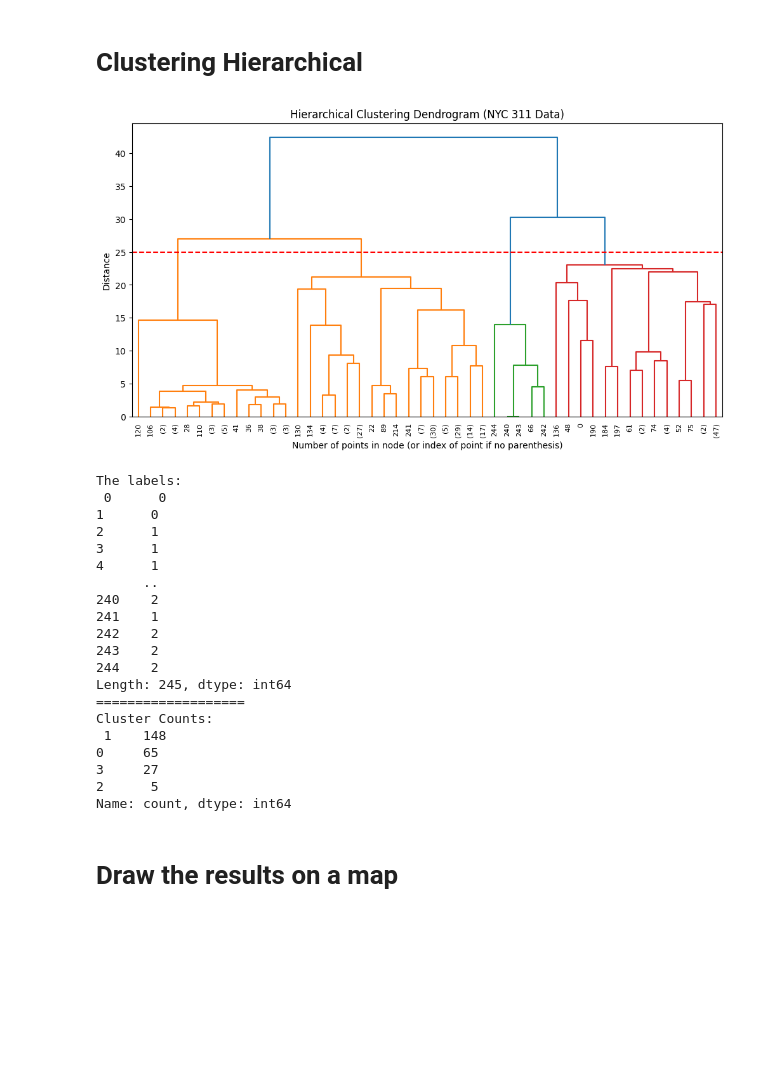
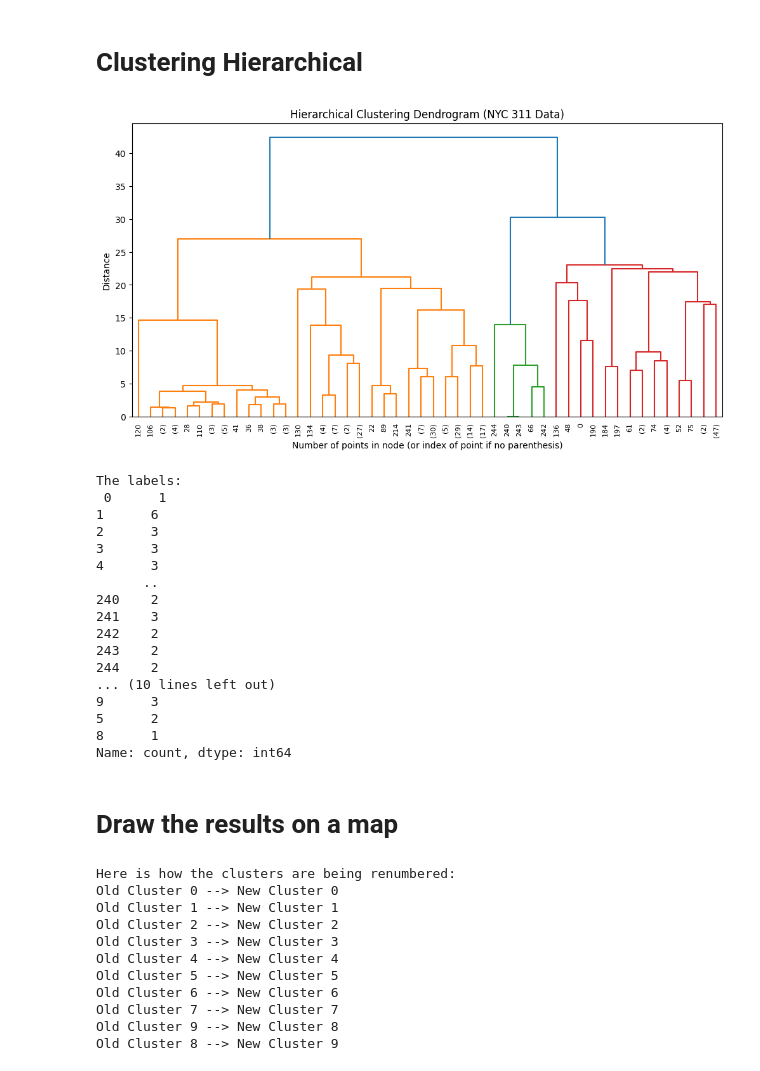
Before and after one commit to OrangeBoop/311-Cluster-Project, a Jupyter notebook: Clustering_Zip/Clustering_zip_Hierarchical.ipynb, the cells around one changed output. Drawn from its saved outputs; the diff is of its cells as text; code cells hidden in the pictures; blank space fills up the shorter version.

```diff
--- a/Clustering_Zip/Clustering_zip_Hierarchical.ipynb
+++ b/Clustering_Zip/Clustering_zip_Hierarchical.ipynb
@@ -70,62 +71,97 @@ agg = AgglomerativeClustering(
 )
 agg.fit(Features)
 
 # Dendrogram plot func
 def plot_dendrogram(model, **kwargs):
     counts = np.zeros(model.children_.shape[0])
     n_samples = len(model.labels_)
 
     for i, merge in enumerate(model.children_):
         current_count = 0
         for child_idx in merge:
             if child_idx < n_samples:
                 current_count += 1
             else:
                 current_count += counts[child_idx - n_samples]
         counts[i] = current_count
 
     linkage_matrix = np.column_stack(
         [model.children_, model.distances_, counts]).astype(float)
     dendrogram(linkage_matrix, **kwargs)
 
 
 # Plot the Dendrogram
 plt.figure(figsize=(12, 6))
 plot_dendrogram(agg, truncate_mode='level', p=6) # p is rendreing limit
 plt.title("Hierarchical Clustering Dendrogram (NYC 311 Data)")
 plt.xlabel("Number of points in node (or index of point if no parenthesis)")
 plt.ylabel("Distance")
-plt.axhline(y=25, color='r', linestyle='--')
 plt.show()
 # %% [output]
-[figure, old version]
+[figure, new version]
 # %%
 # Get labels
-final_clustering = AgglomerativeClustering(n_clusters=4)
+final_clustering = AgglomerativeClustering(n_clusters=10)
 labels = final_clustering.fit_predict(Features)
 pre_norm_df_final['Cluster'] = labels
 output(labels)
 # %% [output]
 The labels:
- 0      0
-1      0
-2      1
-3      1
-4      1
+ 0      1
+1      6
+2      3
+3      3
+4      3
       ..
 240    2
-241    1
+241    3
 242    2
 243    2
 244    2
-Length: 245, dtype: int64
-===================
-Cluster Counts:
- 1    148
-0     65
-3     27
-2      5
+... (10 lines left out)
+9      3
+5      2
+8      1
 Name: count, dtype: int64
 # %% [markdown]
 # Draw the results on a map
+# %%
+# Define the tiny outlier clusters you want to push to the end
+vc = pre_norm_df_final['Cluster'].value_counts()
+outlier_clusters = singleton_labels = vc[vc == 1].index.tolist()
+
+# Get a list of all current clusters in your dataframe, sorted numerically
+current_clusters = sorted(pre_norm_df_final['Cluster'].dropna().unique())
+
+# Separate the "main" clusters from the "outlier" clusters
+main_clusters = [c for c in current_clusters if c not in outlier_clusters]
+outliers_present = [c for c in outlier_clusters if c in current_clusters]
+
+# Create a new ordered list: Main clusters first, followed by outliers at the end
+new_cluster_order = main_clusters + outliers_present
+
+# Create a mapping dictionary {old_id: new_id}
+# This automatically assigns 0, 1, 2... etc.
+# Your main clusters will become 0 to 10, and your outliers will become 11, 12, 13, 14.
+cluster_mapping = {old_id: new_id for new_id, old_id in enumerate(new_cluster_order)}
+
+# Let's print the mapping so you can verify it worked exactly as you wanted
+print("Here is how the clusters are being renumbered:")
+for old, new in cluster_mapping.items():
+    print(f"Old Cluster {old} --> New Cluster {new}")
+
+# Apply the mapping to overwrite the old numbers
+pre_norm_df_final['Cluster'] = pre_norm_df_final['Cluster'].map(cluster_mapping)
+# %% [output]
+Here is how the clusters are being renumbered:
+Old Cluster 0 --> New Cluster 0
+Old Cluster 1 --> New Cluster 1
+Old Cluster 2 --> New Cluster 2
+Old Cluster 3 --> New Cluster 3
+Old Cluster 4 --> New Cluster 4
+Old Cluster 5 --> New Cluster 5
+Old Cluster 6 --> New Cluster 6
+Old Cluster 7 --> New Cluster 7
+Old Cluster 9 --> New Cluster 8
+Old Cluster 8 --> New Cluster 9
 # %%
```
Also changed, not shown: parts of 3 cells of this notebook, 3 other files.
